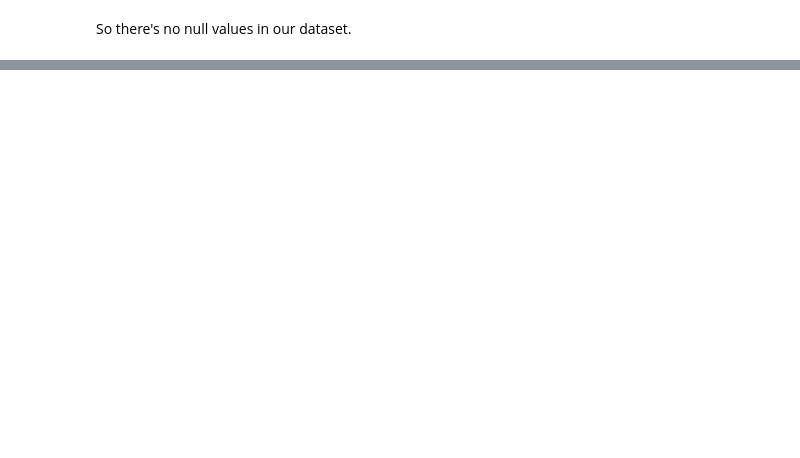
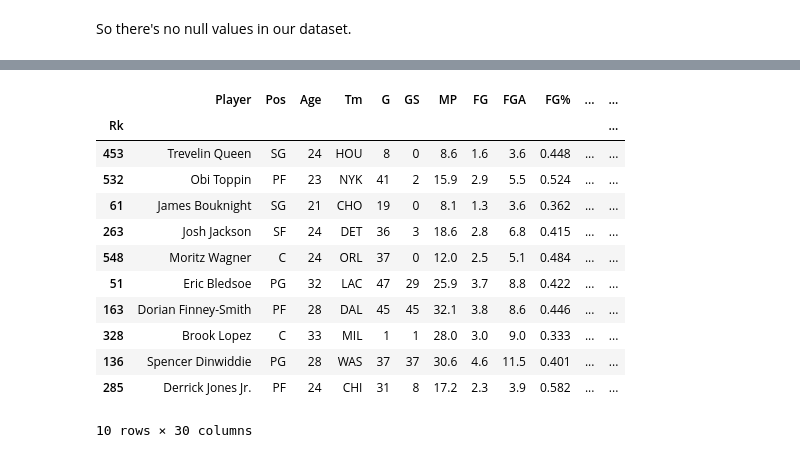
Before and after one commit to LinJTF/NBA_prediction, a Jupyter notebook: ProjectNBA.ipynb, the cells around one changed output, grey strips where cells are left out. Saved outputs shown, nothing was run; the diff lists cells and outputs as text; code cells hidden in the pictures; blank space fills up the shorter version.

```diff
--- a/ProjectNBA.ipynb
+++ b/ProjectNBA.ipynb
@@ -131,0 +120,18 @@ So there's no null values in our dataset.
+# %%
+Efficiency = players['PTS'] + players['TRB'] + players['AST'] + players['STL'] + players['BLK'] - (players['FGA'] - players['FG']) - (players['FTA'] - players['FT']) - players['TOV'] - players['PF']
+players.insert(loc=29, column='EFF', value=Efficiency)
+players.sample(10)
+# %% [output]
+|  | Player | Pos | Age | Tm | G | GS | MP | FG | FGA | FG% | ... | ... |
+| Rk |  |  |  |  |  |  |  |  |  |  |  | ... |
+| 453 | Trevelin Queen | SG | 24 | HOU | 8 | 0 | 8.6 | 1.6 | 3.6 | 0.448 | ... | ... |
+| 532 | Obi Toppin | PF | 23 | NYK | 41 | 2 | 15.9 | 2.9 | 5.5 | 0.524 | ... | ... |
+| 61 | James Bouknight | SG | 21 | CHO | 19 | 0 | 8.1 | 1.3 | 3.6 | 0.362 | ... | ... |
+| 263 | Josh Jackson | SF | 24 | DET | 36 | 3 | 18.6 | 2.8 | 6.8 | 0.415 | ... | ... |
+| 548 | Moritz Wagner | C | 24 | ORL | 37 | 0 | 12.0 | 2.5 | 5.1 | 0.484 | ... | ... |
+| 51 | Eric Bledsoe | PG | 32 | LAC | 47 | 29 | 25.9 | 3.7 | 8.8 | 0.422 | ... | ... |
+| 163 | Dorian Finney-Smith | PF | 28 | DAL | 45 | 45 | 32.1 | 3.8 | 8.6 | 0.446 | ... | ... |
+| 328 | Brook Lopez | C | 33 | MIL | 1 | 1 | 28.0 | 3.0 | 9.0 | 0.333 | ... | ... |
+| 136 | Spencer Dinwiddie | PG | 28 | WAS | 37 | 37 | 30.6 | 4.6 | 11.5 | 0.401 | ... | ... |
+| 285 | Derrick Jones Jr. | PF | 24 | CHI | 31 | 8 | 17.2 | 2.3 | 3.9 | 0.582 | ... | ... |
+10 rows × 30 columns
```
Also changed, not shown: parts of 10 cells of this notebook.
